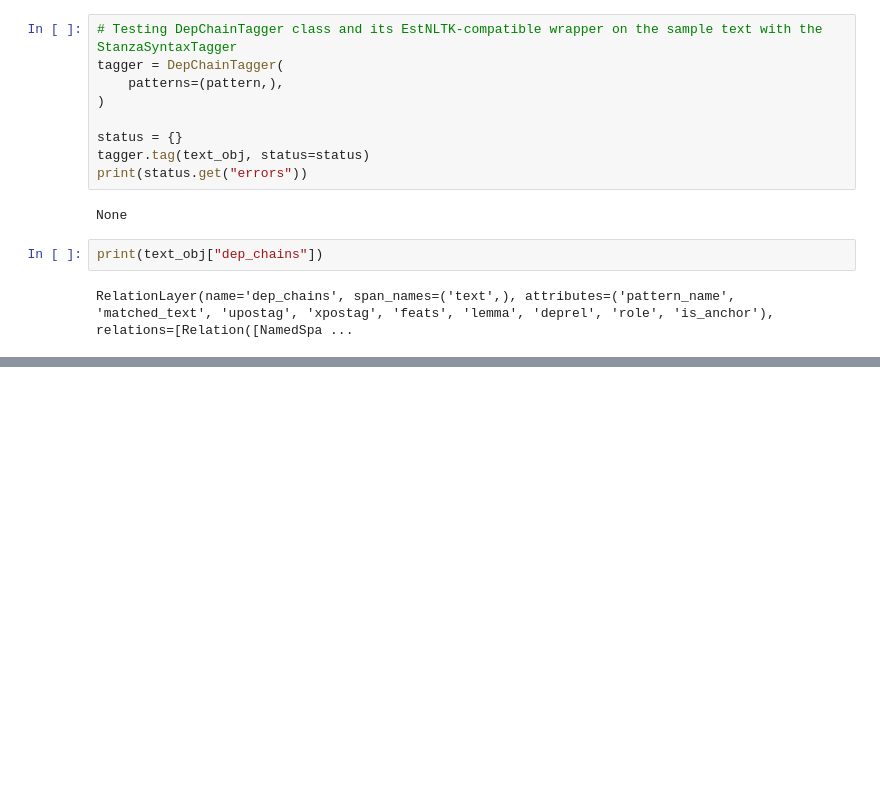
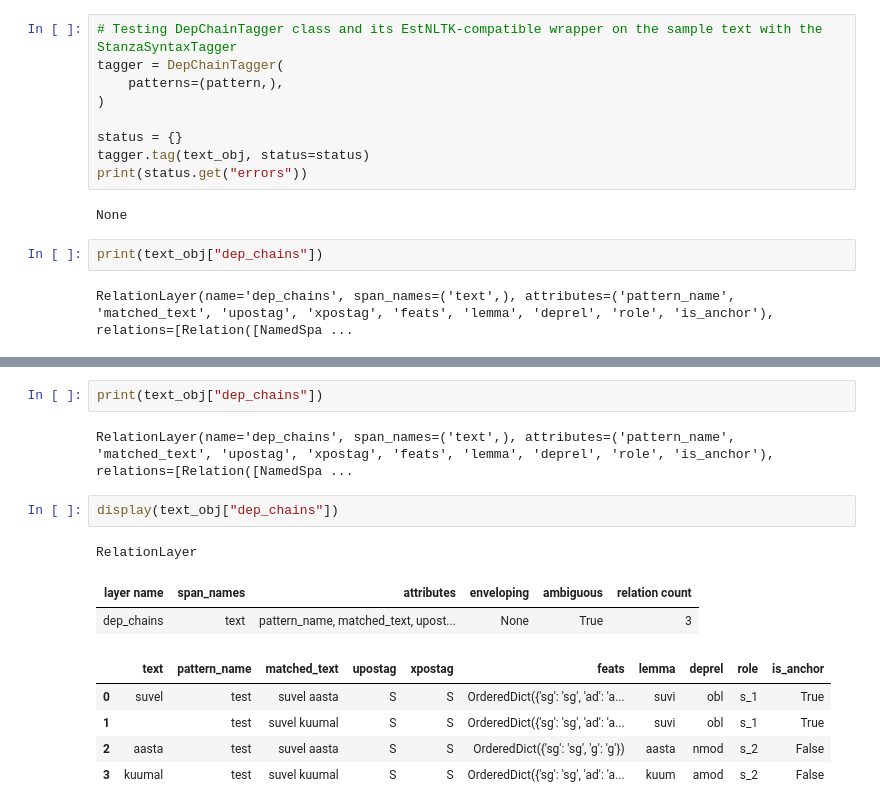
Before and after one commit to SanderSaska/EstNLTK_DependencyChains, a Jupyter notebook: testing_depchaintagger.ipynb, the cells around one changed output, grey strips where cells are left out. Saved outputs shown, nothing was run; the diff lists cells and outputs as text; blank space fills up the shorter version.

```diff
--- a/testing_depchaintagger.ipynb
+++ b/testing_depchaintagger.ipynb
@@ -536,0 +664,15 @@ text_obj["dep_chains"].display()
+# %%
+print(text_obj["dep_chains"])
+# %% [output]
+RelationLayer(name='dep_chains', span_names=('text',), attributes=('pattern_name', 'matched_text', 'upostag', 'xpostag', 'feats', 'lemma', 'deprel', 'role', 'is_anchor'), relations=[Relation([NamedSpa ...
+# %%
+display(text_obj["dep_chains"])
+# %% [output]
+RelationLayer
+| layer name | span_names | attributes | enveloping | ambiguous | relation count |
+| dep_chains | text | pattern_name, matched_text, upost... | None | True | 3 |
+|  | text | pattern_name | matched_text | upostag | xpostag | feats | lemma | deprel | role | is_anchor |
+| 0 | suvel | test | suvel aasta | S | S | OrderedDict({'sg': 'sg', 'ad': 'a... | suvi | obl | s_1 | True |
+| 1 |  | test | suvel kuumal | S | S | OrderedDict({'sg': 'sg', 'ad': 'a... | suvi | obl | s_1 | True |
+| 2 | aasta | test | suvel aasta | S | S | OrderedDict({'sg': 'sg', 'g': 'g'}) | aasta | nmod | s_2 | False |
+| 3 | kuumal | test | suvel kuumal | S | S | OrderedDict({'sg': 'sg', 'ad': 'a... | kuum | amod | s_2 | False |
```
Also changed, not shown: parts of 23 cells of this notebook, 5 other files.
